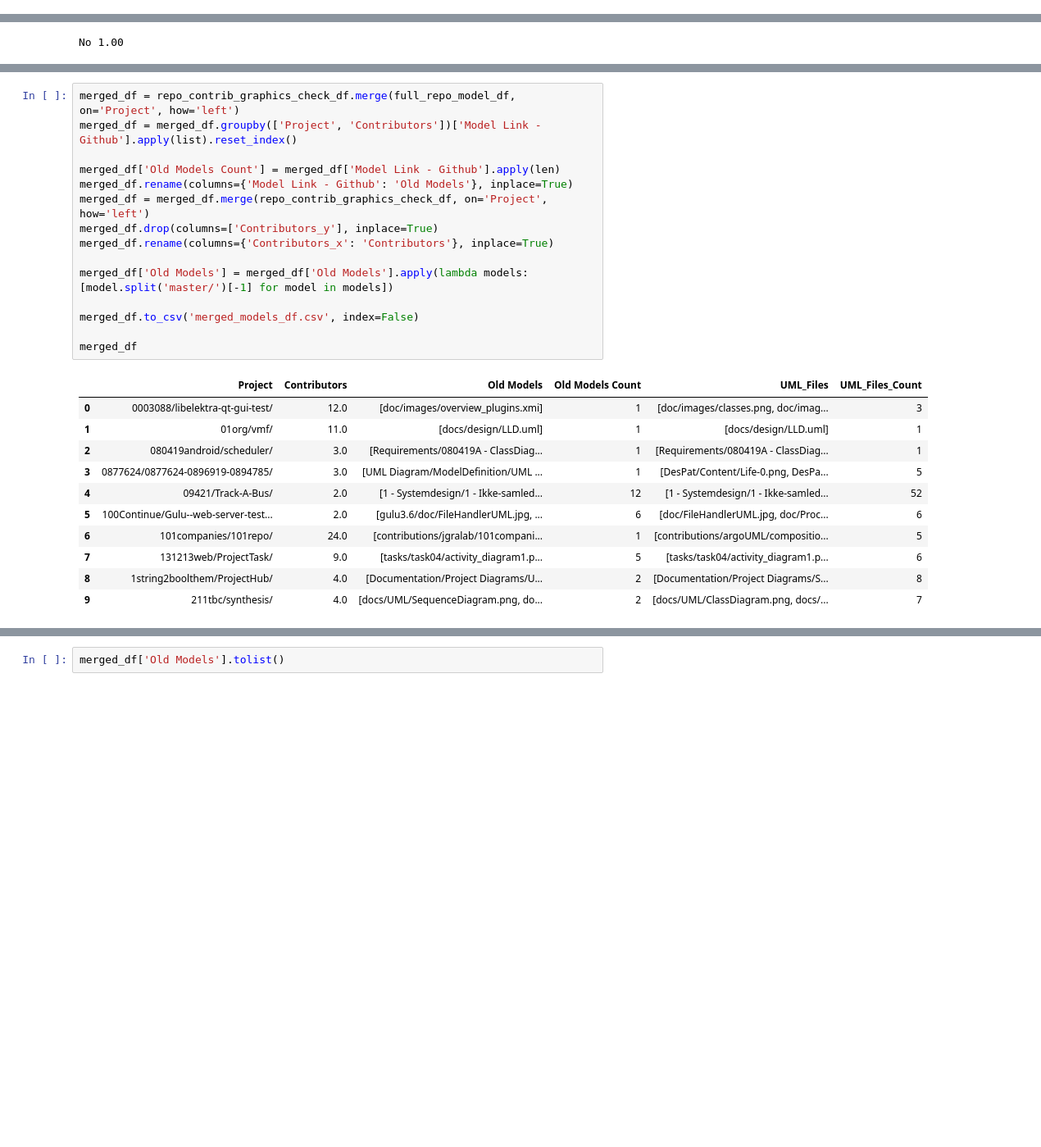
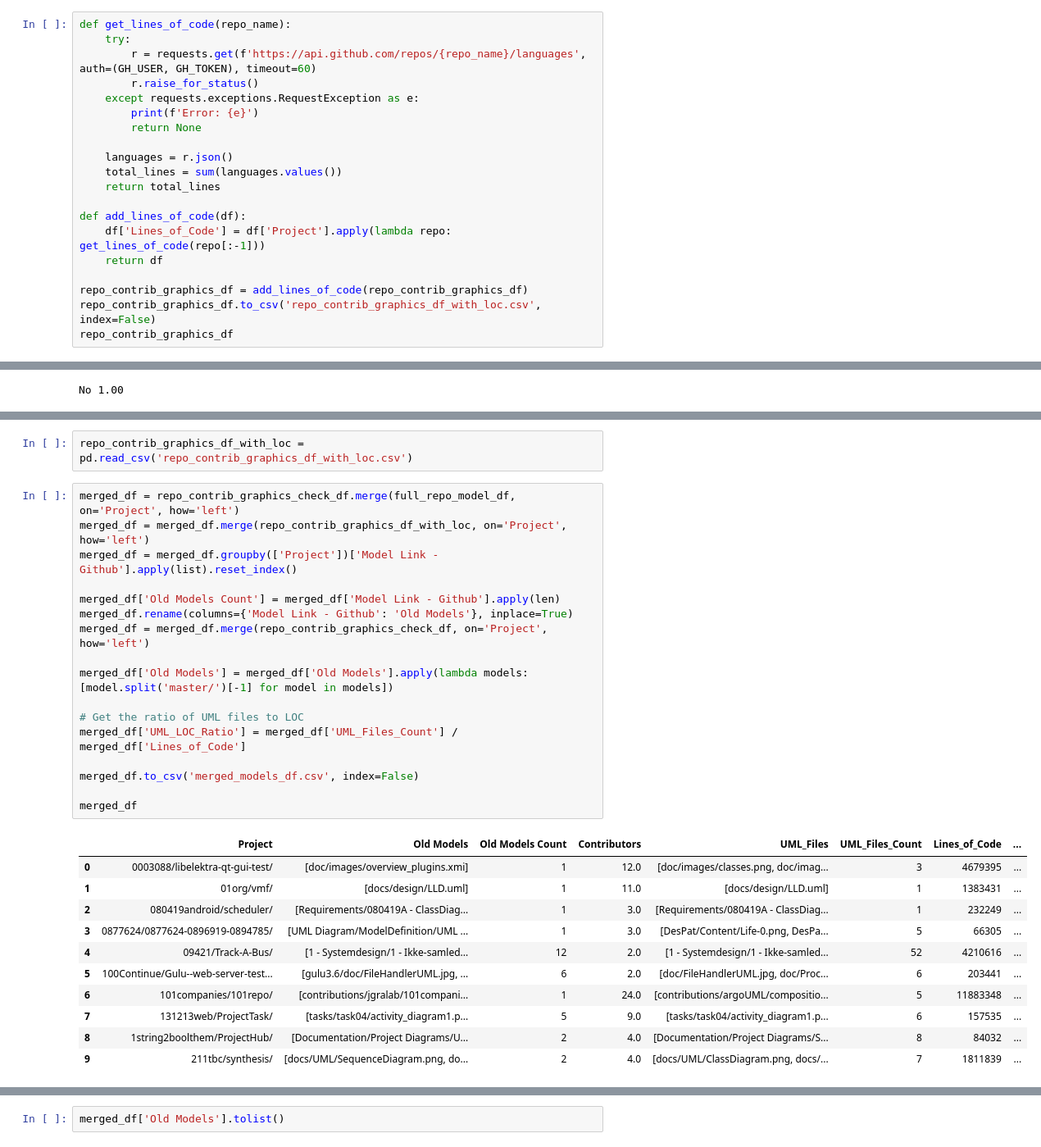
Before and after one commit to zakipauzi/uml_code_traceability, a Jupyter notebook: get_repos.ipynb, the cells around one changed output, grey strips where cells are left out. Shown at 82% size. Drawn from its saved outputs; the diff is of its cells as text; blank space fills up the shorter version.

Commit message:
uml loc ratio included

```diff
--- a/get_repos.ipynb
+++ b/get_repos.ipynb
@@ -228,3 +228,23 @@ repo_contrib_graphics_df
 | 7 | 131213web/ProjectTask/ | 9.0 | [tasks/task04/activity_diagram1.p... | 55 |
 | 8 | 1string2boolthem/ProjectHub/ | 4.0 | [Documentation/Project Diagrams/S... | 21 |
 | 9 | 211tbc/synthesis/ | 4.0 | [docs/UML/ClassDiagram.png, docs/... | 19 |
+# %%
+def get_lines_of_code(repo_name):
+    try:
+        r = requests.get(f'https://api.github.com/repos/{repo_name}/languages', auth=(GH_USER, GH_TOKEN), timeout=60)
+        r.raise_for_status()
+    except requests.exceptions.RequestException as e:
+        print(f'Error: {e}')
+        return None
+
+    languages = r.json()
+    total_lines = sum(languages.values())
+    return total_lines
+
+def add_lines_of_code(df):
+    df['Lines_of_Code'] = df['Project'].apply(lambda repo: get_lines_of_code(repo[:-1]))
+    return df
+
+repo_contrib_graphics_df = add_lines_of_code(repo_contrib_graphics_df)
+repo_contrib_graphics_df.to_csv('repo_contrib_graphics_df_with_loc.csv', index=False)
+repo_contrib_graphics_df
@@ -352,30 +384,34 @@ repo_contrib_graphics_check_df
 | 7 | 131213web/ProjectTask/ | 9.0 | [tasks/task04/activity_diagram1.p... | 6 |
 | 8 | 1string2boolthem/ProjectHub/ | 4.0 | [Documentation/Project Diagrams/S... | 8 |
 | 9 | 211tbc/synthesis/ | 4.0 | [docs/UML/ClassDiagram.png, docs/... | 7 |
+# %%
+repo_contrib_graphics_df_with_loc = pd.read_csv('repo_contrib_graphics_df_with_loc.csv')
 # %%
 merged_df = repo_contrib_graphics_check_df.merge(full_repo_model_df, on='Project', how='left')
-merged_df = merged_df.groupby(['Project', 'Contributors'])['Model Link - Github'].apply(list).reset_index()
+merged_df = merged_df.merge(repo_contrib_graphics_df_with_loc, on='Project', how='left')
+merged_df = merged_df.groupby(['Project'])['Model Link - Github'].apply(list).reset_index()
 
 merged_df['Old Models Count'] = merged_df['Model Link - Github'].apply(len)
 merged_df.rename(columns={'Model Link - Github': 'Old Models'}, inplace=True)
 merged_df = merged_df.merge(repo_contrib_graphics_check_df, on='Project', how='left')
-merged_df.drop(columns=['Contributors_y'], inplace=True)
-merged_df.rename(columns={'Contributors_x': 'Contributors'}, inplace=True)
 
 merged_df['Old Models'] = merged_df['Old Models'].apply(lambda models: [model.split('master/')[-1] for model in models])
+
+# Get the ratio of UML files to LOC
+merged_df['UML_LOC_Ratio'] = merged_df['UML_Files_Count'] / merged_df['Lines_of_Code']
 
 merged_df.to_csv('merged_models_df.csv', index=False)
 
 merged_df
 # %% [output]
-|  | Project | Contributors | Old Models | Old Models Count | UML_Files | UML_Files_Count |
-| 0 | 0003088/libelektra-qt-gui-test/ | 12.0 | [doc/images/overview_plugins.xmi] | 1 | [doc/images/classes.png, doc/imag... | 3 |
-| 1 | 01org/vmf/ | 11.0 | [docs/design/LLD.uml] | 1 | [docs/design/LLD.uml] | 1 |
-| 2 | 080419android/scheduler/ | 3.0 | [Requirements/080419A - ClassDiag... | 1 | [Requirements/080419A - ClassDiag... | 1 |
-| 3 | 0877624/0877624-0896919-0894785/ | 3.0 | [UML Diagram/ModelDefinition/UML ... | 1 | [DesPat/Content/Life-0.png, DesPa... | 5 |
-| 4 | 09421/Track-A-Bus/ | 2.0 | [1 - Systemdesign/1 - Ikke-samled... | 12 | [1 - Systemdesign/1 - Ikke-samled... | 52 |
-| 5 | 100Continue/Gulu--web-server-test... | 2.0 | [gulu3.6/doc/FileHandlerUML.jpg, ... | 6 | [doc/FileHandlerUML.jpg, doc/Proc... | 6 |
-| 6 | 101companies/101repo/ | 24.0 | [contributions/jgralab/101compani... | 1 | [contributions/argoUML/compositio... | 5 |
-| 7 | 131213web/ProjectTask/ | 9.0 | [tasks/task04/activity_diagram1.p... | 5 | [tasks/task04/activity_diagram1.p... | 6 |
-| 8 | 1string2boolthem/ProjectHub/ | 4.0 | [Documentation/Project Diagrams/U... | 2 | [Documentation/Project Diagrams/S... | 8 |
-| 9 | 211tbc/synthesis/ | 4.0 | [docs/UML/SequenceDiagram.png, do... | 2 | [docs/UML/ClassDiagram.png, docs/... | 7 |
+|  | Project | Old Models | Old Models Count | Contributors | UML_Files | UML_Files_Count | Lines_of_Code | ... |
+| 0 | 0003088/libelektra-qt-gui-test/ | [doc/images/overview_plugins.xmi] | 1 | 12.0 | [doc/images/classes.png, doc/imag... | 3 | 4679395 | ... |
+| 1 | 01org/vmf/ | [docs/design/LLD.uml] | 1 | 11.0 | [docs/design/LLD.uml] | 1 | 1383431 | ... |
+| 2 | 080419android/scheduler/ | [Requirements/080419A - ClassDiag... | 1 | 3.0 | [Requirements/080419A - ClassDiag... | 1 | 232249 | ... |
+| 3 | 0877624/0877624-0896919-0894785/ | [UML Diagram/ModelDefinition/UML ... | 1 | 3.0 | [DesPat/Content/Life-0.png, DesPa... | 5 | 66305 | ... |
+| 4 | 09421/Track-A-Bus/ | [1 - Systemdesign/1 - Ikke-samled... | 12 | 2.0 | [1 - Systemdesign/1 - Ikke-samled... | 52 | 4210616 | ... |
+| 5 | 100Continue/Gulu--web-server-test... | [gulu3.6/doc/FileHandlerUML.jpg, ... | 6 | 2.0 | [doc/FileHandlerUML.jpg, doc/Proc... | 6 | 203441 | ... |
+| 6 | 101companies/101repo/ | [contributions/jgralab/101compani... | 1 | 24.0 | [contributions/argoUML/compositio... | 5 | 11883348 | ... |
+| 7 | 131213web/ProjectTask/ | [tasks/task04/activity_diagram1.p... | 5 | 9.0 | [tasks/task04/activity_diagram1.p... | 6 | 157535 | ... |
+| 8 | 1string2boolthem/ProjectHub/ | [Documentation/Project Diagrams/U... | 2 | 4.0 | [Documentation/Project Diagrams/S... | 8 | 84032 | ... |
+| 9 | 211tbc/synthesis/ | [docs/UML/SequenceDiagram.png, do... | 2 | 4.0 | [docs/UML/ClassDiagram.png, docs/... | 7 | 1811839 | ... |
```
Also changed, not shown: parts of 2 cells of this notebook, 2 other files.
